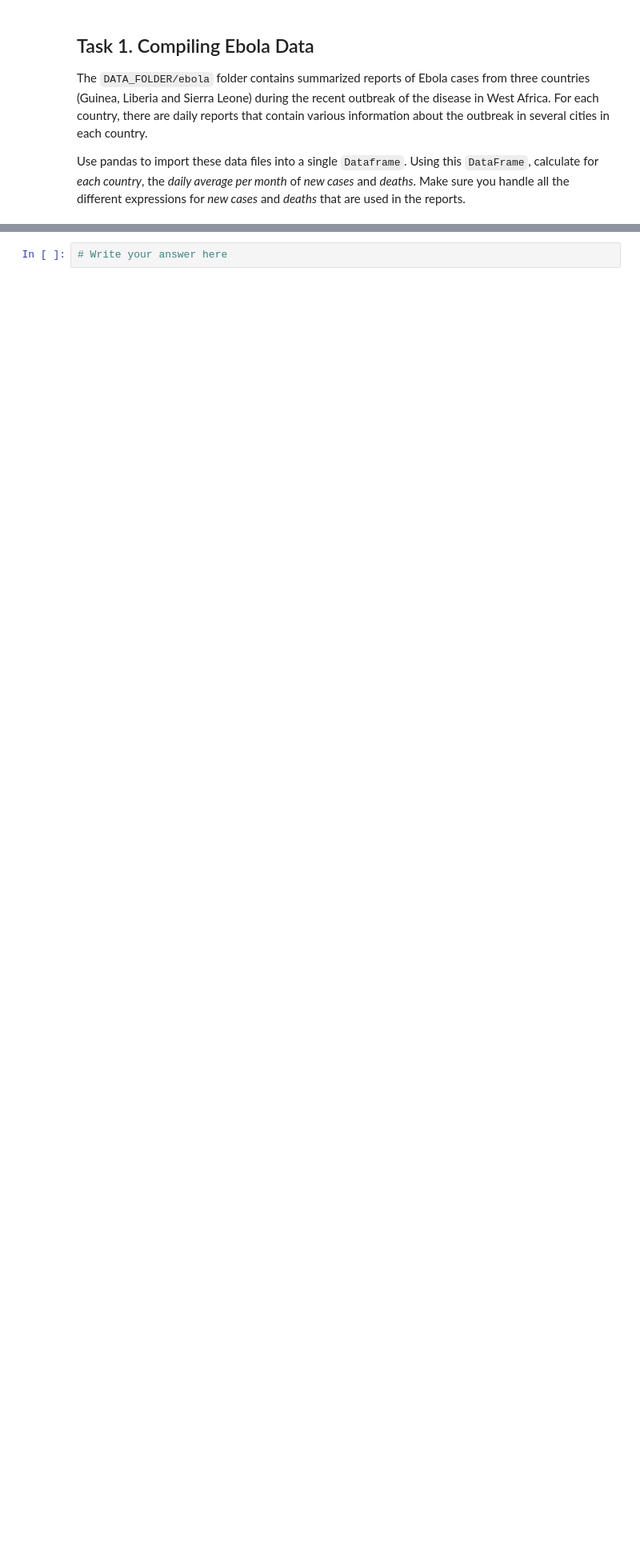
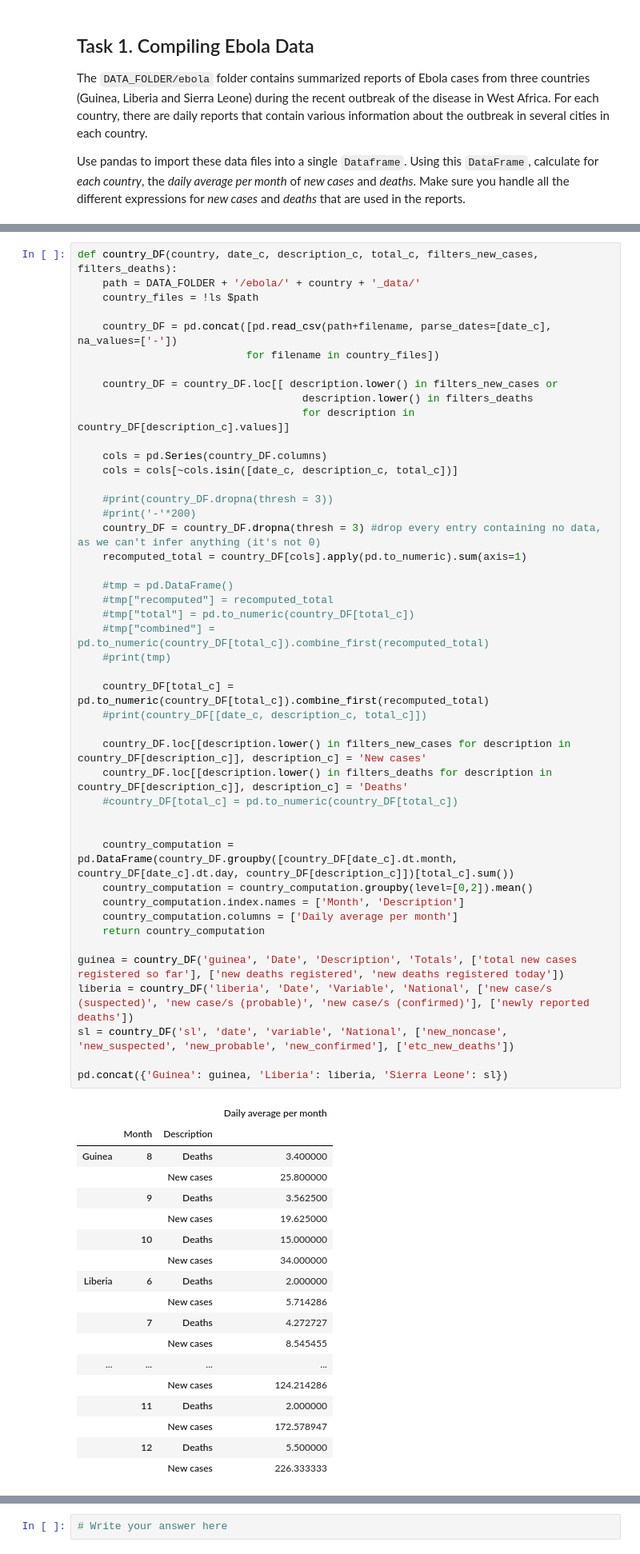
Before and after one commit to mj2905/ProjectMYP, a Jupyter notebook: Marc/HW1/Homework 1.ipynb, the cells around one changed output, grey strips where cells are left out. Shown at 80% size. Saved outputs shown, nothing was run; the diff lists cells and outputs as text; blank space fills up the shorter version.

Commit message:
Dealt with specific case : Liberia for example, which has data malformed for december

```diff
--- a/Marc/HW1/Homework 1.ipynb
+++ b/Marc/HW1/Homework 1.ipynb
@@ -86,3 +88,67 @@ pd.concat({'Guinea': guinea, 'Liberia': liberia, 'Sierra Leone': sl})
 |  |  | New cases | 172.578947 |
 |  | 12 | Deaths | 2009.500000 |
 |  |  | New cases | 226.333333 |
+# %%
+def country_DF(country, date_c, description_c, total_c, filters_new_cases, filters_deaths):
+    path = DATA_FOLDER + '/ebola/' + country + '_data/'
+    country_files = !ls $path
+
+    country_DF = pd.concat([pd.read_csv(path+filename, parse_dates=[date_c], na_values=['-'])
+                           for filename in country_files])
+
+    country_DF = country_DF.loc[[ description.lower() in filters_new_cases or
+                                    description.lower() in filters_deaths
+                                    for description in country_DF[description_c].values]]
+
+    cols = pd.Series(country_DF.columns)
+    cols = cols[~cols.isin([date_c, description_c, total_c])]
+
+    #print(country_DF.dropna(thresh = 3))
+    #print('-'*200)
+    country_DF = country_DF.dropna(thresh = 3) #drop every entry containing no data, as we can't infer anything (it's not 0)
+    recomputed_total = country_DF[cols].apply(pd.to_numeric).sum(axis=1)
+
+    #tmp = pd.DataFrame()
+    #tmp["recomputed"] = recomputed_total
+    #tmp["total"] = pd.to_numeric(country_DF[total_c])
+    #tmp["combined"] = pd.to_numeric(country_DF[total_c]).combine_first(recomputed_total)
+    #print(tmp)
+
+    country_DF[total_c] = pd.to_numeric(country_DF[total_c]).combine_first(recomputed_total)
+    #print(country_DF[[date_c, description_c, total_c]])
+
+    country_DF.loc[[description.lower() in filters_new_cases for description in country_DF[description_c]], description_c] = 'New cases'
+    country_DF.loc[[description.lower() in filters_deaths for description in country_DF[description_c]], description_c] = 'Deaths'
+    #country_DF[total_c] = pd.to_numeric(country_DF[total_c])
+
+
+    country_computation = pd.DataFrame(country_DF.groupby([country_DF[date_c].dt.month, country_DF[date_c].dt.day, country_DF[description_c]])[total_c].sum())
+    country_computation = country_computation.groupby(level=[0,2]).mean()
+    country_computation.index.names = ['Month', 'Description']
+    country_computation.columns = ['Daily average per month']
+    return country_computation
+
+guinea = country_DF('guinea', 'Date', 'Description', 'Totals', ['total new cases registered so far'], ['new deaths registered', 'new deaths registered today'])
+liberia = country_DF('liberia', 'Date', 'Variable', 'National', ['new case/s (suspected)', 'new case/s (probable)', 'new case/s (confirmed)'], ['newly reported deaths'])
+sl = country_DF('sl', 'date', 'variable', 'National', ['new_noncase', 'new_suspected', 'new_probable', 'new_confirmed'], ['etc_new_deaths'])
+
+pd.concat({'Guinea': guinea, 'Liberia': liberia, 'Sierra Leone': sl})
+# %% [output]
+|  |  |  | Daily average per month |
+|  | Month | Description |  |
+| Guinea | 8 | Deaths | 3.400000 |
+|  |  | New cases | 25.800000 |
+|  | 9 | Deaths | 3.562500 |
+|  |  | New cases | 19.625000 |
+|  | 10 | Deaths | 15.000000 |
+|  |  | New cases | 34.000000 |
+| Liberia | 6 | Deaths | 2.000000 |
+|  |  | New cases | 5.714286 |
+|  | 7 | Deaths | 4.272727 |
+|  |  | New cases | 8.545455 |
+| ... | ... | ... | ... |
+|  |  | New cases | 124.214286 |
+|  | 11 | Deaths | 2.000000 |
+|  |  | New cases | 172.578947 |
+|  | 12 | Deaths | 5.500000 |
+|  |  | New cases | 226.333333 |
```
Also changed, not shown: parts of 2 cells of this notebook.
